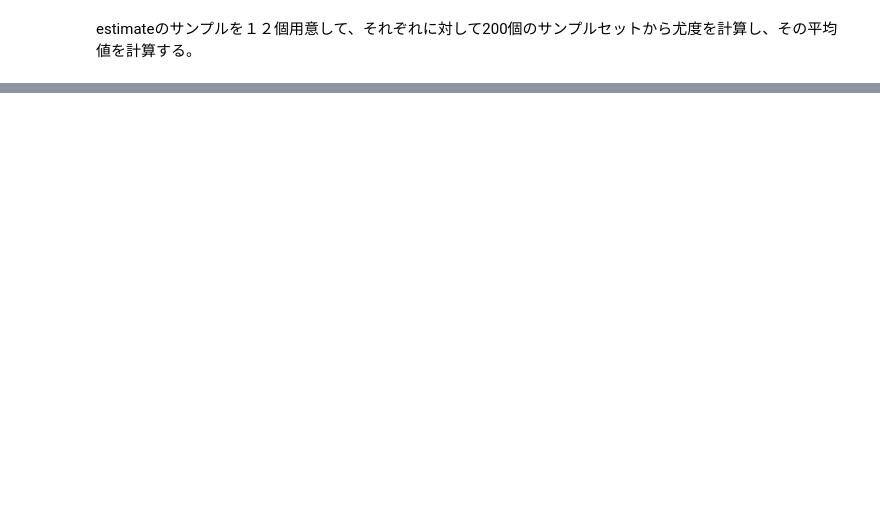
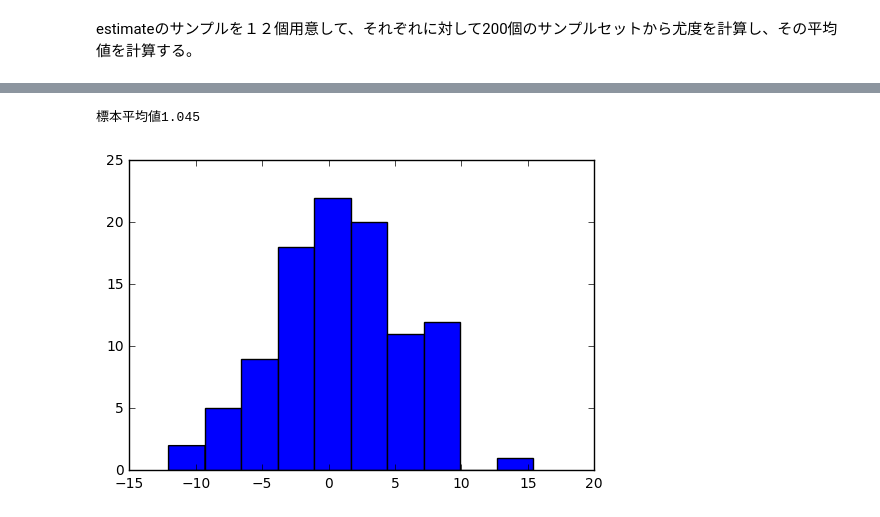
Before and after one commit to kyohei-koga/stastical_modeling_for-_data_analysis, a Jupyter notebook: 04aic_and_goodness_of_prediction_of_models/4-1.ipynb, the cells around one changed output, grey strips where cells are left out. Drawn from its saved outputs; the diff is of its cells as text; code cells hidden in the pictures; blank space fills up the shorter version.

```diff
--- a/04aic_and_goodness_of_prediction_of_models/4-1.ipynb
+++ b/04aic_and_goodness_of_prediction_of_models/4-1.ipynb
@@ -398,0 +411,27 @@ print llh,parm
+# %%
+#観測データの生成
+np.random.seed(2)
+y_ob = np.random.poisson(8,[100,50])
+x_ob = np.random.uniform(-2,2,[100,50])
+const = np.ones(50)
+
+#予測の良さ評価用のデータセットの生成
+predict_data = np.random.poisson(8,[100,200,50])
+# %%
+llh_ob = []
+llh_mean = []
+for i in xrange(100):
+    model = sm.GLM(y_ob[i],const,sm.families.Poisson())
+    result = model.fit()
+
+    llh_ob.append(result.llf)
+
+    llh_predict = np.array([np.sum(stats.poisson.logpmf(x,np.exp(result.params[0]))) for x in predict_data[i]])
+    llh_mean.append(llh_predict.mean())
+bias = np.array(llh_ob) - np.array(llh_mean)
+# %%
+plt.hist(bias)
+print('標本平均値%.3f'%bias.mean())
+# %% [output]
+標本平均値1.045
+[figure, added]
```
Also changed, not shown: parts of 17 cells of this notebook.
